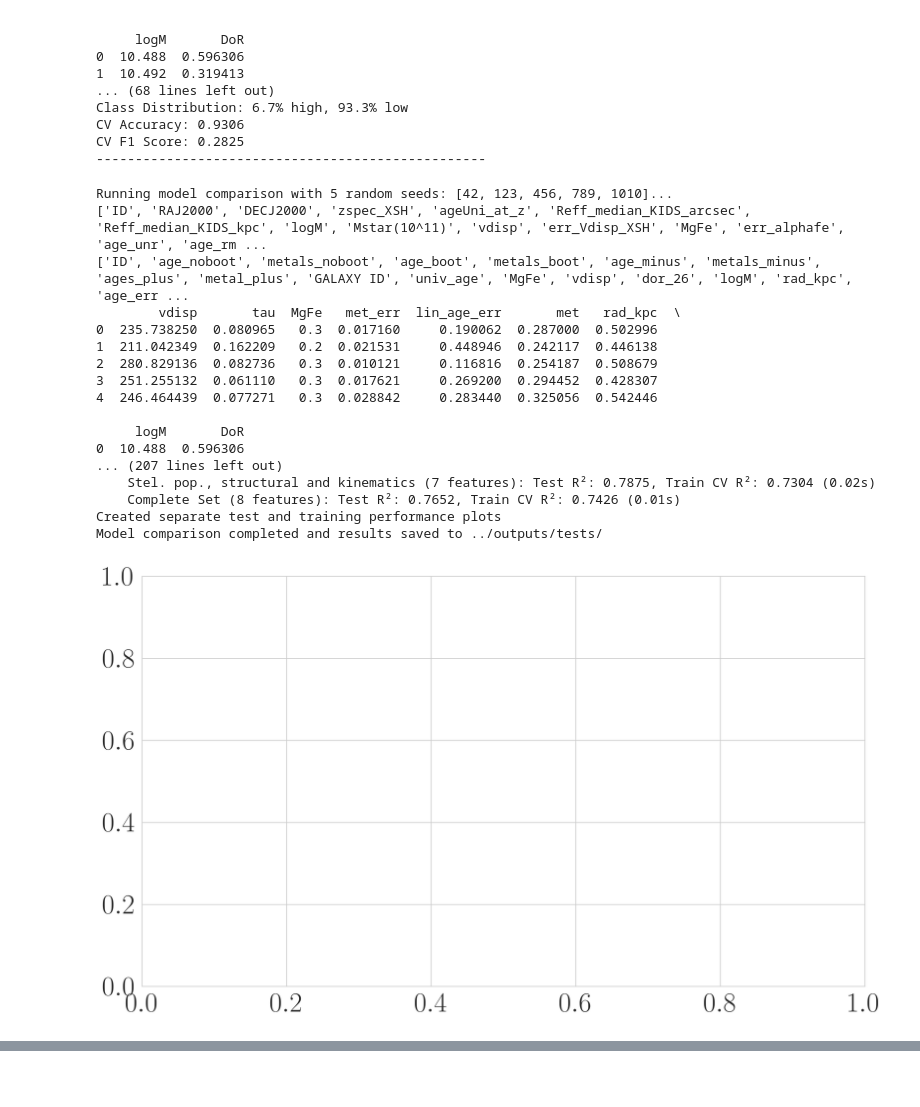
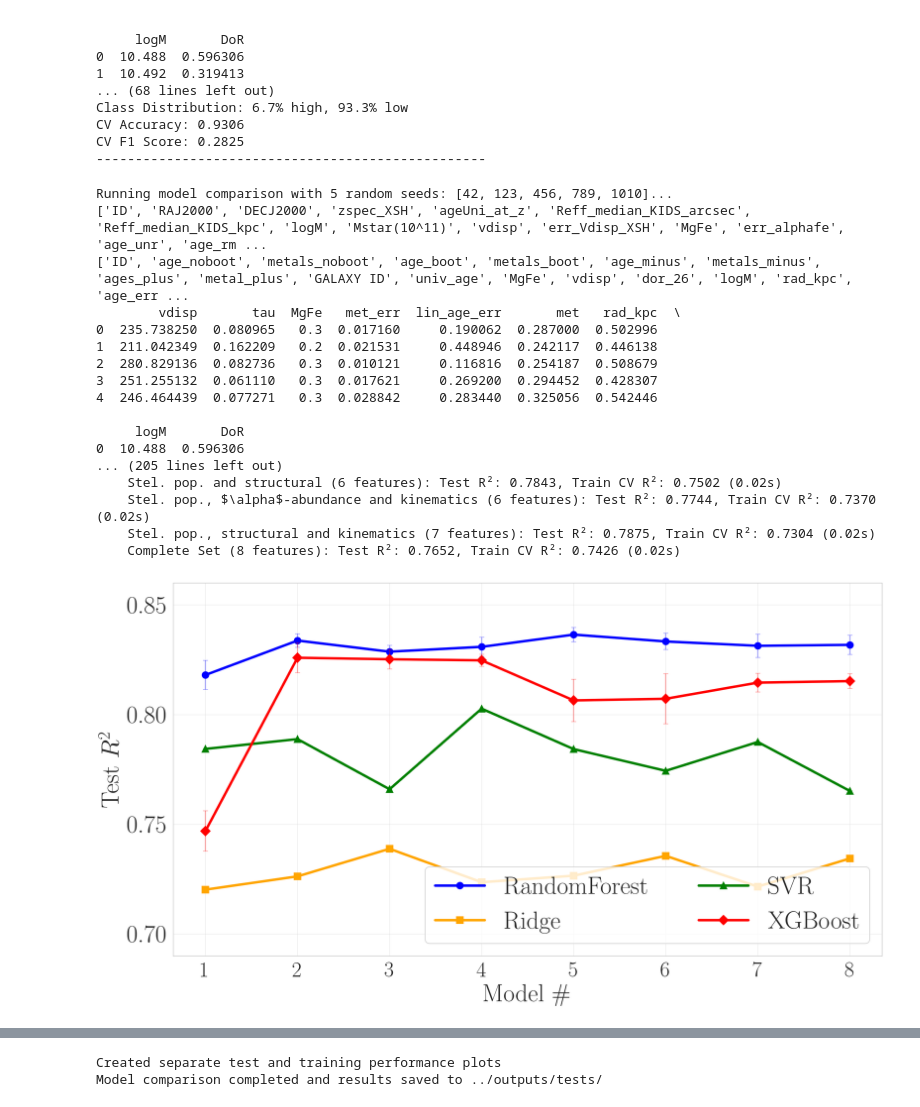
Before and after one commit to charlierosen/AS01_E_INSPIRE, a Jupyter notebook: notebooks/train_test_split_refactored.ipynb, the cells around one changed output, grey strips where cells are left out. Drawn from its saved outputs; the diff is of its cells as text; code cells hidden in the pictures; blank space fills up the shorter version.

```diff
--- a/notebooks/train_test_split_refactored.ipynb
+++ b/notebooks/train_test_split_refactored.ipynb
@@ -168,24 +168,24 @@ CV F1 Score: 0.2825
 --------------------------------------------------
 # %%
 if RUN_MODEL_COMPARISON:
-    results_df, agg_results = run_model_comparison(MODEL_COMPARISON_SEEDS)
+    results_df, agg_results = run_model_comparison(MODEL_COMPARISON_SEEDS, True)
     print('Model comparison completed and results saved to ../outputs/tests/')
 # %% [output]
 Running model comparison with 5 random seeds: [42, 123, 456, 789, 1010]...
 ['ID', 'RAJ2000', 'DECJ2000', 'zspec_XSH', 'ageUni_at_z', 'Reff_median_KIDS_arcsec', 'Reff_median_KIDS_kpc', 'logM', 'Mstar(10^11)', 'vdisp', 'err_Vdisp_XSH', 'MgFe', 'err_alphafe', 'age_unr', 'age_rm ...
 ['ID', 'age_noboot', 'metals_noboot', 'age_boot', 'metals_boot', 'age_minus', 'metals_minus', 'ages_plus', 'metal_plus', 'GALAXY ID', 'univ_age', 'MgFe', 'vdisp', 'dor_26', 'logM', 'rad_kpc', 'age_err ...
         vdisp       tau  MgFe   met_err  lin_age_err       met   rad_kpc  \
 0  235.738250  0.080965   0.3  0.017160     0.190062  0.287000  0.502996
 1  211.042349  0.162209   0.2  0.021531     0.448946  0.242117  0.446138
 2  280.829136  0.082736   0.3  0.010121     0.116816  0.254187  0.508679
 3  251.255132  0.061110   0.3  0.017621     0.269200  0.294452  0.428307
 4  246.464439  0.077271   0.3  0.028842     0.283440  0.325056  0.542446
 
      logM       DoR
 0  10.488  0.596306
-... (207 lines left out)
+... (205 lines left out)
+    Stel. pop. and structural (6 features): Test R²: 0.7843, Train CV R²: 0.7502 (0.02s)
+    Stel. pop., $\alpha$-abundance and kinematics (6 features): Test R²: 0.7744, Train CV R²: 0.7370 (0.02s)
     Stel. pop., structural and kinematics (7 features): Test R²: 0.7875, Train CV R²: 0.7304 (0.02s)
-    Complete Set (8 features): Test R²: 0.7652, Train CV R²: 0.7426 (0.01s)
-Created separate test and training performance plots
-Model comparison completed and results saved to ../outputs/tests/
+    Complete Set (8 features): Test R²: 0.7652, Train CV R²: 0.7426 (0.02s)
-[figure, old version]
+[figure, new version]
@@ -191,0 +193,2 @@ Model comparison completed and results saved to ../outputs/tests/
+Created separate test and training performance plots
+Model comparison completed and results saved to ../outputs/tests/
```
Also changed, not shown: parts of 1 cell of this notebook, 1 other file.
